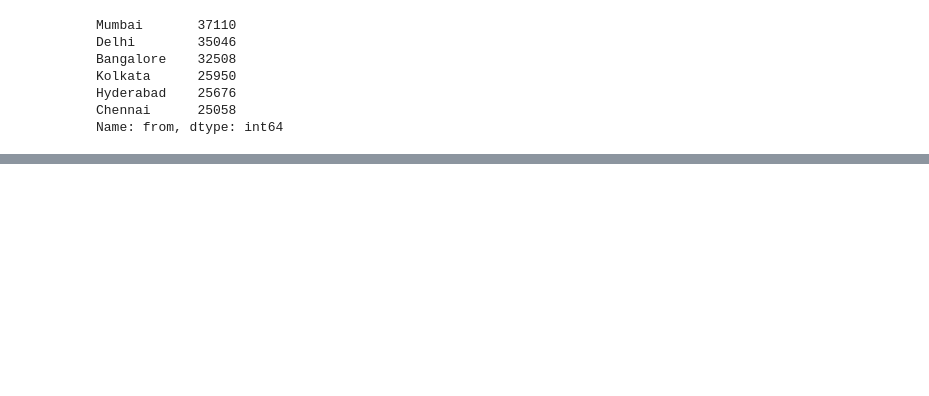
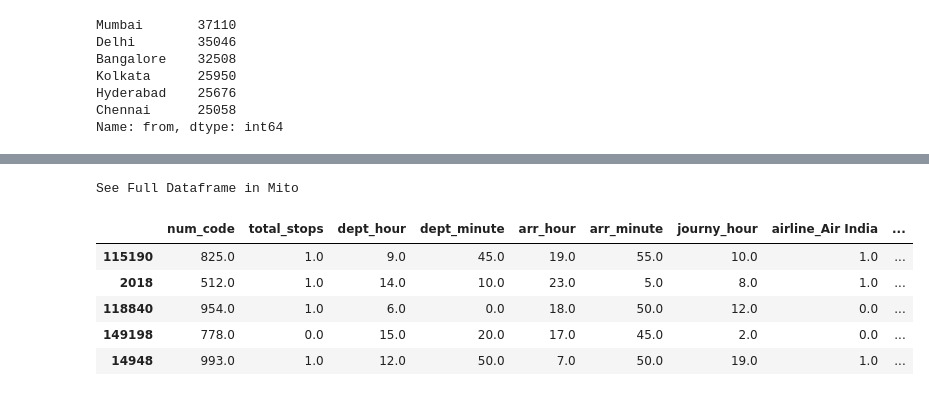
Before and after one commit to vinodkumargr/Datasets_ML_Implementation, a Jupyter notebook: Flight_price_dataset/flight_price_EDA.ipynb, the cells around one changed output, grey strips where cells are left out. Cells and saved outputs as stored; diff of their text form; code cells hidden in the pictures; blank space fills up the shorter version.

```diff
--- a/Flight_price_dataset/flight_price_EDA.ipynb
+++ b/Flight_price_dataset/flight_price_EDA.ipynb
@@ -376,0 +437,3 @@ plt.show()
+# %%
+df.drop(columns=['date'],inplace=True)
+df.head(3)
@@ -376,0 +446,23 @@ plt.show()
+# %%
+from sklearn.preprocessing import OneHotEncoder
+encoder = OneHotEncoder()
+
+cols_to_encode = ['airline', 'ch_code', 'source_city', 'destination_city', 'class_type']
+
+# Create an instance of the OneHotEncoder class
+encoder = OneHotEncoder()
+
+# Fit the encoder to the selected columns
+encoder.fit(df[cols_to_encode])
+
+# Transform the selected columns using one-hot encoding
+encoded_cols = encoder.transform(df[cols_to_encode]).toarray()
+
+# Create new dataframe with the encoded columns
+encoded_df = pd.DataFrame(encoded_cols, columns=encoder.get_feature_names(cols_to_encode))
+
+# Concatenate the original dataframe with the encoded dataframe
+df = pd.concat([df, encoded_df], axis=1)
+
+# Drop the original columns that were encoded
+df.drop(cols_to_encode, axis=1, inplace=True)
@@ -376,0 +498,3 @@ plt.show()
+# %%
+df.dropna(inplace=True)
+df.isnull().sum()
@@ -376,0 +519,16 @@ plt.show()
+# %%
+X=df.drop(columns=['price'])
+y=df.price
+
+from sklearn.model_selection import train_test_split
+X_train, X_test, y_train, y_test = train_test_split(X, y)
+
+X_train.head(5)
+# %% [output]
+See Full Dataframe in Mito
+|  | num_code | total_stops | dept_hour | dept_minute | arr_hour | arr_minute | journy_hour | airline_Air India | ... |
+| 115190 | 825.0 | 1.0 | 9.0 | 45.0 | 19.0 | 55.0 | 10.0 | 1.0 | ... |
+| 2018 | 512.0 | 1.0 | 14.0 | 10.0 | 23.0 | 5.0 | 8.0 | 1.0 | ... |
+| 118840 | 954.0 | 1.0 | 6.0 | 0.0 | 18.0 | 50.0 | 12.0 | 0.0 | ... |
+| 149198 | 778.0 | 0.0 | 15.0 | 20.0 | 17.0 | 45.0 | 2.0 | 0.0 | ... |
+| 14948 | 993.0 | 1.0 | 12.0 | 50.0 | 7.0 | 50.0 | 19.0 | 1.0 | ... |
```
Also changed, not shown: parts of 32 cells of this notebook.
